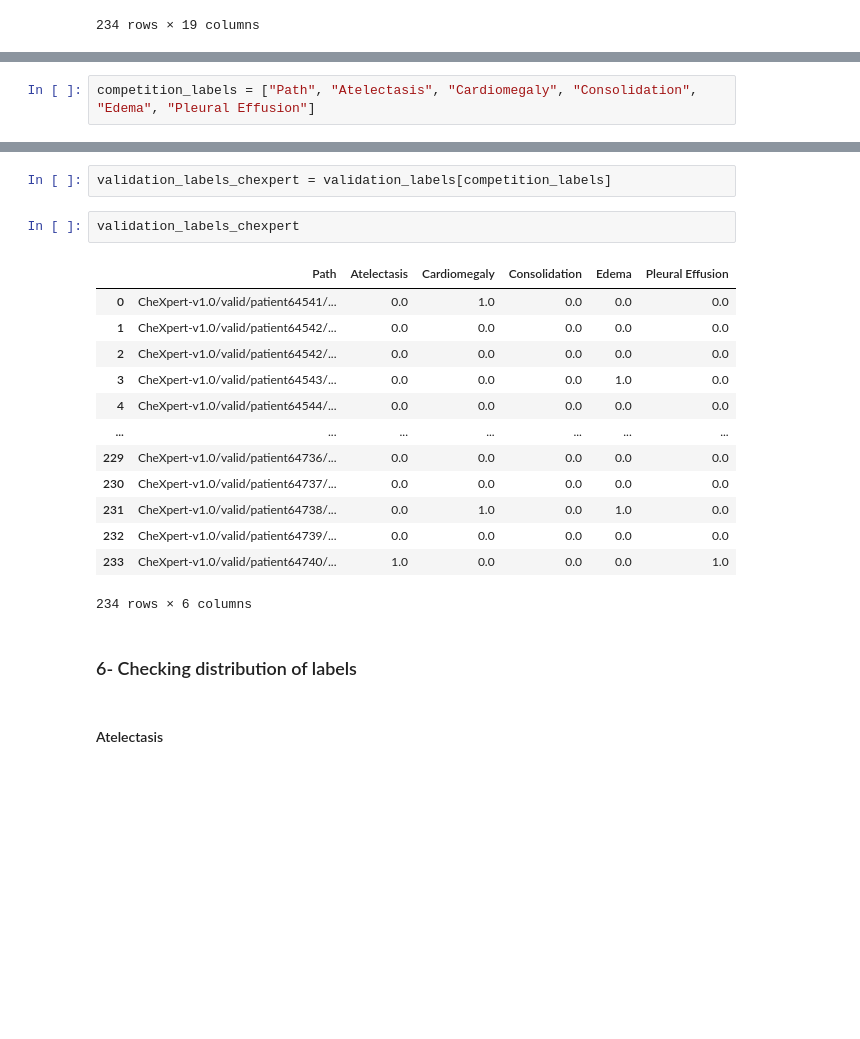
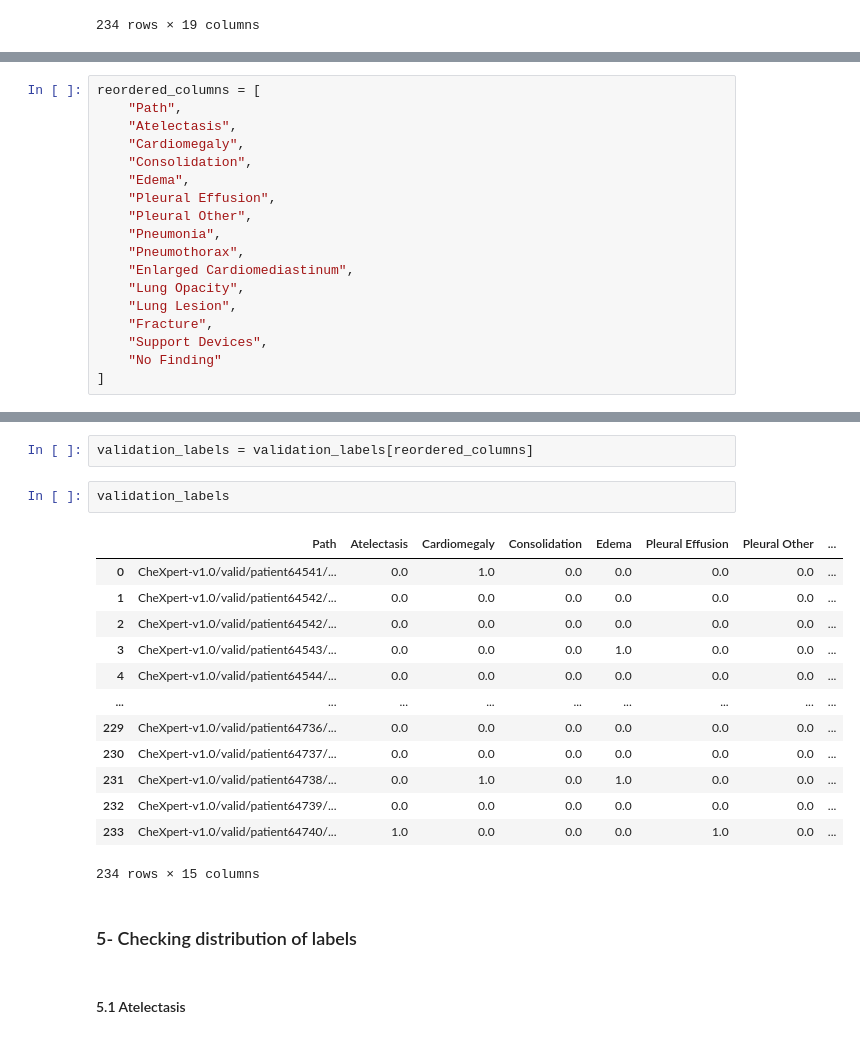
Before and after one commit to tamerthamoqa/CheXpert-multilabel-classification-tensorflow, a Jupyter notebook: misc/creating_train_validation_csv_labels/creating_train_validation_labels_u-zeroes.ipynb, the cells around one changed output, grey strips where cells are left out. Saved outputs shown, nothing was run; the diff lists cells and outputs as text; blank space fills up the shorter version.

```diff
--- a/misc/creating_train_validation_csv_labels/creating_train_validation_labels_u-zeroes.ipynb
+++ b/misc/creating_train_validation_csv_labels/creating_train_validation_labels_u-zeroes.ipynb
@@ -193,3 +177,19 @@ validation_labels["No Finding"].sum() / len(validation_labels)
 # %%
-competition_labels = ["Path", "Atelectasis", "Cardiomegaly", "Consolidation", "Edema", "Pleural Effusion"]
+reordered_columns = [
+    "Path",
+    "Atelectasis",
+    "Cardiomegaly",
+    "Consolidation",
+    "Edema",
+    "Pleural Effusion",
+    "Pleural Other",
+    "Pneumonia",
+    "Pneumothorax",
+    "Enlarged Cardiomediastinum",
+    "Lung Opacity",
+    "Lung Lesion",
+    "Fracture",
+    "Support Devices",
+    "No Finding"
+]
 # %%
@@ -213,23 +213,23 @@ train_labels_chexpert
 # %%
-validation_labels_chexpert = validation_labels[competition_labels]
+validation_labels = validation_labels[reordered_columns]
 # %%
-validation_labels_chexpert
+validation_labels
 # %% [output]
-|  | Path | Atelectasis | Cardiomegaly | Consolidation | Edema | Pleural Effusion |
-| 0 | CheXpert-v1.0/valid/patient64541/... | 0.0 | 1.0 | 0.0 | 0.0 | 0.0 |
-| 1 | CheXpert-v1.0/valid/patient64542/... | 0.0 | 0.0 | 0.0 | 0.0 | 0.0 |
-| 2 | CheXpert-v1.0/valid/patient64542/... | 0.0 | 0.0 | 0.0 | 0.0 | 0.0 |
-| 3 | CheXpert-v1.0/valid/patient64543/... | 0.0 | 0.0 | 0.0 | 1.0 | 0.0 |
-| 4 | CheXpert-v1.0/valid/patient64544/... | 0.0 | 0.0 | 0.0 | 0.0 | 0.0 |
-| ... | ... | ... | ... | ... | ... | ... |
-| 229 | CheXpert-v1.0/valid/patient64736/... | 0.0 | 0.0 | 0.0 | 0.0 | 0.0 |
-| 230 | CheXpert-v1.0/valid/patient64737/... | 0.0 | 0.0 | 0.0 | 0.0 | 0.0 |
-| 231 | CheXpert-v1.0/valid/patient64738/... | 0.0 | 1.0 | 0.0 | 1.0 | 0.0 |
-| 232 | CheXpert-v1.0/valid/patient64739/... | 0.0 | 0.0 | 0.0 | 0.0 | 0.0 |
-| 233 | CheXpert-v1.0/valid/patient64740/... | 1.0 | 0.0 | 0.0 | 0.0 | 1.0 |
+|  | Path | Atelectasis | Cardiomegaly | Consolidation | Edema | Pleural Effusion | Pleural Other | ... |
+| 0 | CheXpert-v1.0/valid/patient64541/... | 0.0 | 1.0 | 0.0 | 0.0 | 0.0 | 0.0 | ... |
+| 1 | CheXpert-v1.0/valid/patient64542/... | 0.0 | 0.0 | 0.0 | 0.0 | 0.0 | 0.0 | ... |
+| 2 | CheXpert-v1.0/valid/patient64542/... | 0.0 | 0.0 | 0.0 | 0.0 | 0.0 | 0.0 | ... |
+| 3 | CheXpert-v1.0/valid/patient64543/... | 0.0 | 0.0 | 0.0 | 1.0 | 0.0 | 0.0 | ... |
+| 4 | CheXpert-v1.0/valid/patient64544/... | 0.0 | 0.0 | 0.0 | 0.0 | 0.0 | 0.0 | ... |
+| ... | ... | ... | ... | ... | ... | ... | ... | ... |
+| 229 | CheXpert-v1.0/valid/patient64736/... | 0.0 | 0.0 | 0.0 | 0.0 | 0.0 | 0.0 | ... |
+| 230 | CheXpert-v1.0/valid/patient64737/... | 0.0 | 0.0 | 0.0 | 0.0 | 0.0 | 0.0 | ... |
+| 231 | CheXpert-v1.0/valid/patient64738/... | 0.0 | 1.0 | 0.0 | 1.0 | 0.0 | 0.0 | ... |
+| 232 | CheXpert-v1.0/valid/patient64739/... | 0.0 | 0.0 | 0.0 | 0.0 | 0.0 | 0.0 | ... |
+| 233 | CheXpert-v1.0/valid/patient64740/... | 1.0 | 0.0 | 0.0 | 0.0 | 1.0 | 0.0 | ... |
-234 rows × 6 columns
+234 rows × 15 columns
 # %% [markdown]
-### 6- Checking distribution of labels
+### 5- Checking distribution of labels
 # %% [markdown]
-#### Atelectasis
+#### 5.1 Atelectasis
 # %%
```
Also changed, not shown: parts of 91 cells of this notebook.
